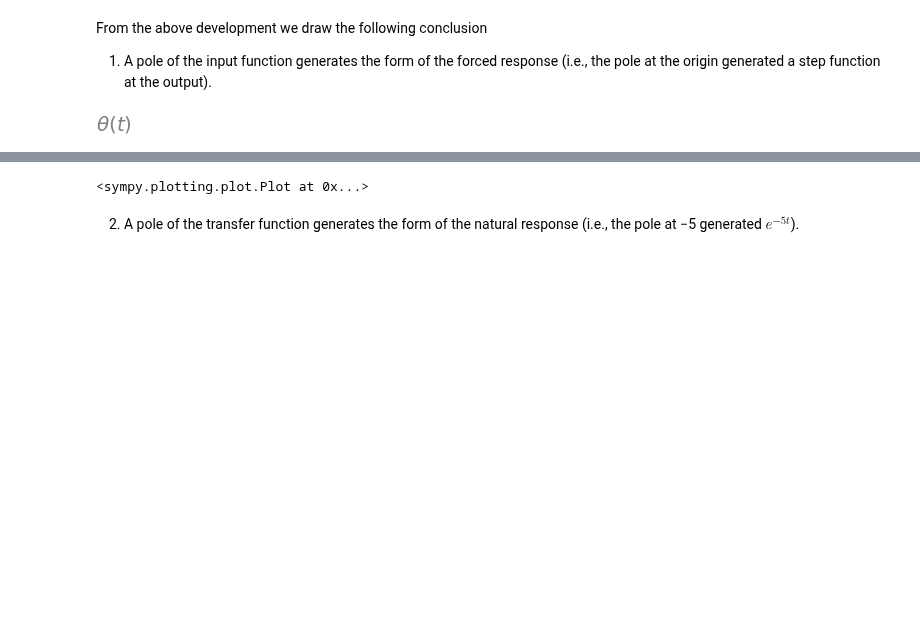
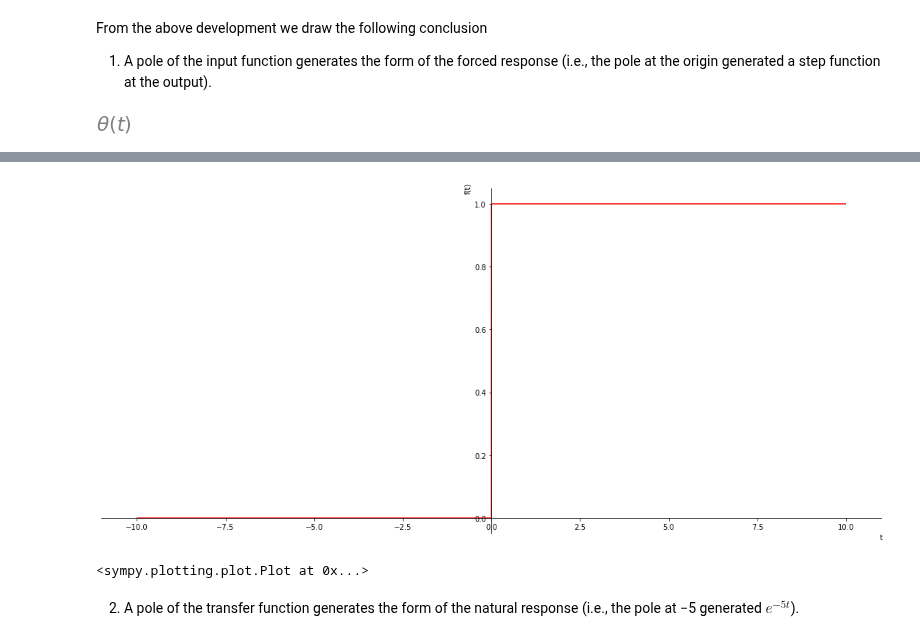
Before and after one commit to sayedul79/python-control-system, a Jupyter notebook: Time-Response-first-order-system.ipynb, the cells around one changed output, grey strips where cells are left out. Drawn from its saved outputs; the diff is of its cells as text; code cells hidden in the pictures; blank space fills up the shorter version.

```diff
--- a/Time-Response-first-order-system.ipynb
+++ b/Time-Response-first-order-system.ipynb
@@ -115,5 +142,5 @@ inv_lap
 [figure]
 # %%
 sym.plot(inv_lap, line_color="red",
-         size=(5,3))
+         size=(15,7))
 # %% [output]
@@ -122,3 +147,4 @@ sym.plot(inv_lap, line_color="red",
+[figure, added]
 <sympy.plotting.plot.Plot at 0x...>
 # %% [markdown]
 2. A pole of the transfer function generates the form of the natural response (i.e., the pole at −5 generated $e^{−5t}$).
```
Also changed, not shown: parts of 12 cells of this notebook.
